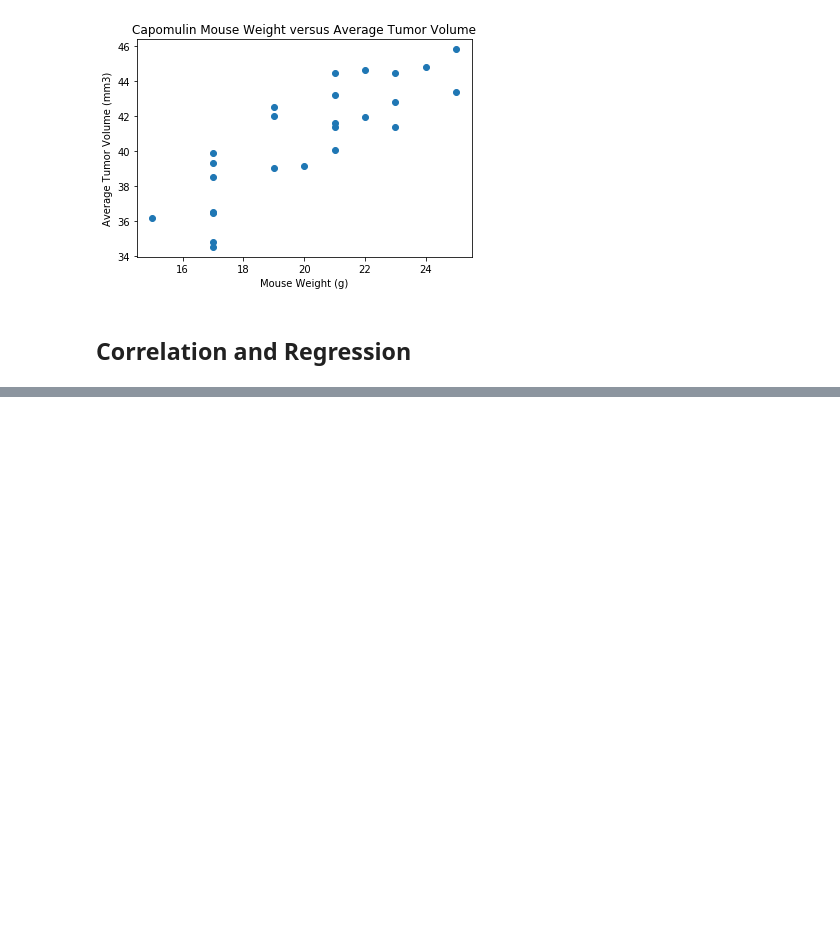
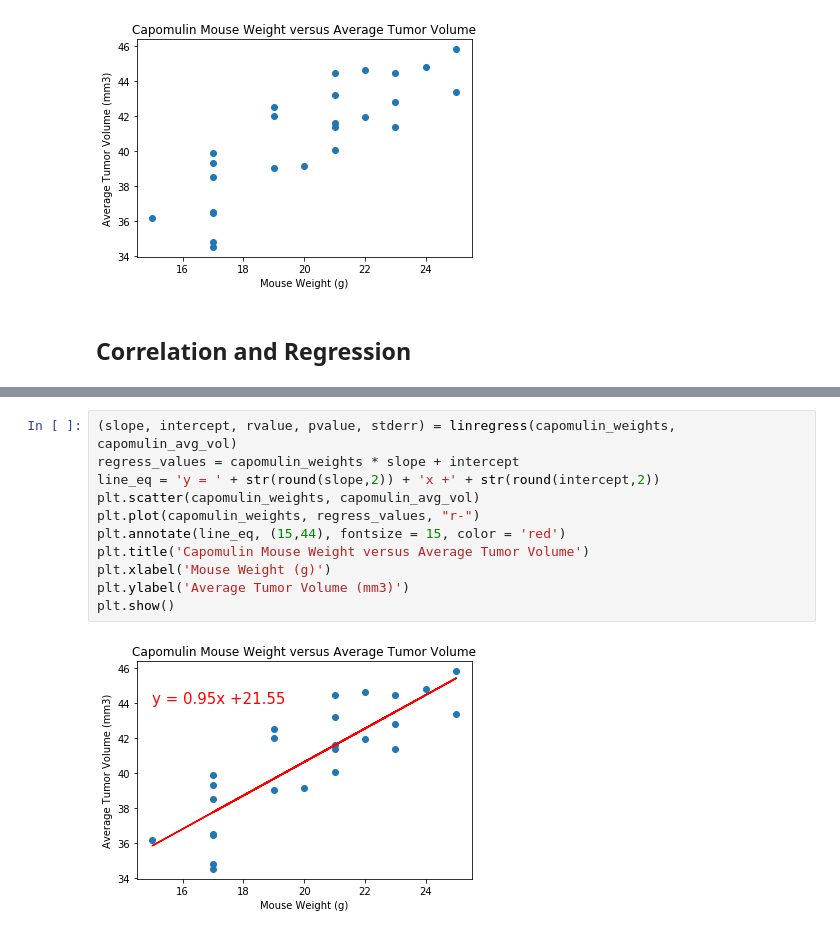
Before and after one commit to palominocp/matplotlib, a Jupyter notebook: pymaceuticals_starter.ipynb, the cells around one changed output, grey strips where cells are left out. Cells and saved outputs as stored; diff of their text form; blank space fills up the shorter version.

```diff
--- a/pymaceuticals_starter.ipynb
+++ b/pymaceuticals_starter.ipynb
@@ -495,0 +517,13 @@ SyntaxError: invalid syntax (<ipython-input-111-2d1ae96501db>, line 4)
+# %%
+(slope, intercept, rvalue, pvalue, stderr) = linregress(capomulin_weights, capomulin_avg_vol)
+regress_values = capomulin_weights * slope + intercept
+line_eq = 'y = ' + str(round(slope,2)) + 'x +' + str(round(intercept,2))
+plt.scatter(capomulin_weights, capomulin_avg_vol)
+plt.plot(capomulin_weights, regress_values, "r-")
+plt.annotate(line_eq, (15,44), fontsize = 15, color = 'red')
+plt.title('Capomulin Mouse Weight versus Average Tumor Volume')
+plt.xlabel('Mouse Weight (g)')
+plt.ylabel('Average Tumor Volume (mm3)')
+plt.show()
+# %% [output]
+[figure, added]
```
Also changed, not shown: parts of 5 cells of this notebook.
